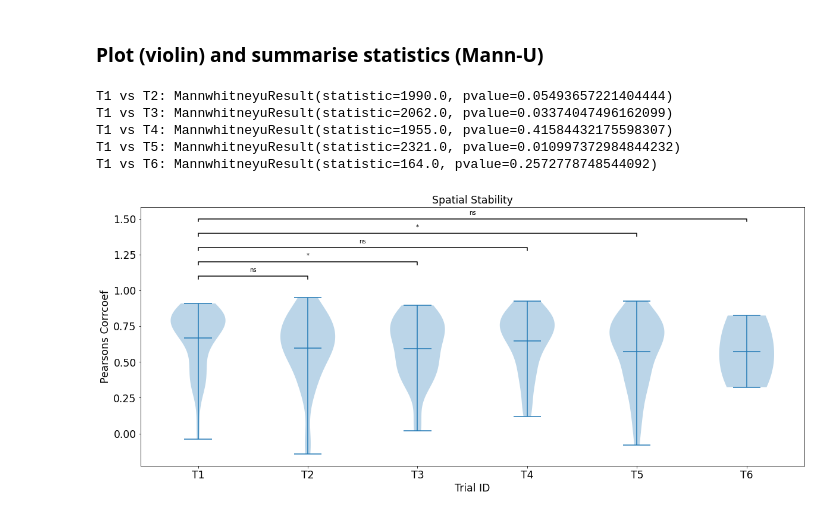
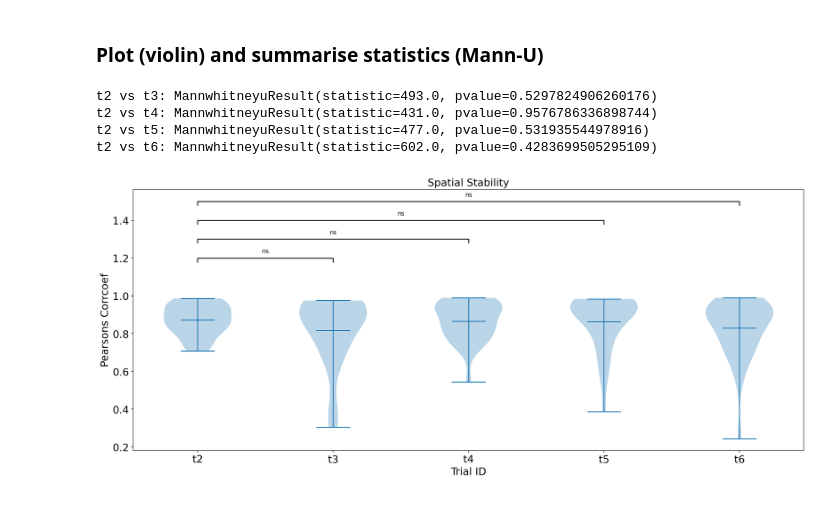
Before and after one commit to CINPLA/cinpla-base, a Jupyter notebook: notebooks/spatial-autocorrelation-v2.ipynb, the cells around one changed output. Cells and saved outputs as stored; diff of their text form; code cells hidden in the pictures.

```diff
--- a/notebooks/spatial-autocorrelation-v2.ipynb
+++ b/notebooks/spatial-autocorrelation-v2.ipynb
@@ -122,14 +129,32 @@ def nancorrcoef(X, Y):
 
 stability = {}
 for action_id in actions:
+    if not action_is_recording(action_id):
+        continue
     stability[action_id] = {}
     for unit_id in spikes[action_id]:
         stability[action_id][unit_id] = nancorrcoef(*ratemaps[action_id][unit_id])
 # %% [markdown]
 ### Group units into trials
 # %%
+def trial_id(action_id):
+    if 'tags' not in project.require_action(action_id).attributes:
+        return None
+    for tag in project.require_action(action_id).attributes['tags']:
+
+        #OBSOBS! inferring trial ID from action name rather than from tag!!! OBSOBS!
+        if False and ('trial_id' in tag):
+            return tag.split('_')[-1]
+        else:
+
+            return "t" + action_id.split('-')[-1]
+
+    return None
+
+"""
 trial_correlations = {}
 for action_id in actions:
+    if trial_id
     trial_id = int(action_id[-1])
     if not trial_id in trial_correlations.keys():
         trial_correlations[trial_id] = []
@@ -138,3 +163,5 @@ for action_id in actions:
 
 # sort dictionary on trial keys
 trial_correlations = {key: value for key, value in sorted(trial_correlations.items(), key=lambda item: item[0])}
+"""
+_=2
@@ -141,48 +201,65 @@ trial_correlations = {key: value for key, value in sorted(trial_correlations.ite
 # %% [markdown]
 ### Plot (violin) and summarise statistics (Mann-U)
 # %%
+plt.rcParams.update({'figure.dpi': 150, 'legend.frameon': False})
+# sns.set_style('white', {'legend.frameon': False})
+palette = {'setosa': '#7fc97f', 'versicolor': '#beaed4', 'virginica': '#fdc086'}
+
 fig, ax = plt.subplots(figsize=(20,8))
 ax.violinplot(trial_correlations.values(), showmeans=True)
+#plt.xticks(rotation=45)
 
 # --- plot formatting ---
 # add trial labels to x-axes ticks
 labels = []
-for trial_id in trial_correlations:
-    labels.append('T' + str(trial_id))
+for t_id in trial_correlations:
+    labels.append(t_id)
 ax.set_xticks(np.arange(1, len(labels) + 1))
 ax.set_xticklabels(labels)
 
 # set axes and title labels
 ax.set_title('Spatial Stability')
 ax.set_ylabel('Pearsons Corrcoef')
 ax.set_xlabel('Trial ID')
 
 def plot_significance(pvalue, x = [0, 1], y=1.2, h=0.02):
     # significance
     if pvalue < 0.0001:
         significance = "****"
     elif pvalue < 0.001:
         significance = "***"
     elif pvalue < 0.01:
         significance = "**"
     elif pvalue < 0.05:
         significance = "*"
     else:
         significance = "ns"
 
     x1, x2 = x
     plt.plot([x1, x1, x2, x2], [y - h, y, y, y - h], c='k')
     plt.text((x1 + x2) / 2, y + h, significance, ha='center', va='bottom')
 
+
+for i, t_id in enumerate(trial_correlations):
+    if i == 0:
+        baseline = t_id
+        continue
+
+    mw = scipy.stats.mannwhitneyu(trial_correlations[baseline], trial_correlations[t_id], alternative='two-sided')
+    print(baseline + " vs " + t_id + ":", mw)
+    plot_significance(mw.pvalue, [1,i+1], y = 1.1 + (i)*0.1)
+
+"""
 # check sample similarities using mannwhytney (non-parametric) test
-for trial_id in range(2,7):
-    mw = scipy.stats.mannwhitneyu(trial_correlations[1], trial_correlations[trial_id], alternative='two-sided')
-    print("T1 vs T" + str(trial_id) + ":", mw)
-    plot_significance(mw.pvalue, [1,trial_id], y = 1.1 + (trial_id-2)*0.1)
+for t_id in range(2,7):
+    mw = scipy.stats.mannwhitneyu(trial_correlations[1], trial_correlations[t_id], alternative='two-sided')
+    print("T1 vs T" + str(t_id) + ":", mw)
+    plot_significance(mw.pvalue, [1,t_id], y = 1.1 + (t_id-2)*0.1)
+"""
+plt.savefig('./plots/inter-trial-spatial-stability.pdf')
 # %% [output]
-T1 vs T2: MannwhitneyuResult(statistic=1990.0, pvalue=0.05493657221404444)
-T1 vs T3: MannwhitneyuResult(statistic=2062.0, pvalue=0.03374047496162099)
-T1 vs T4: MannwhitneyuResult(statistic=1955.0, pvalue=0.41584432175598307)
-T1 vs T5: MannwhitneyuResult(statistic=2321.0, pvalue=0.010997372984844232)
-T1 vs T6: MannwhitneyuResult(statistic=164.0, pvalue=0.2572778748544092)
+t2 vs t3: MannwhitneyuResult(statistic=493.0, pvalue=0.5297824906260176)
+t2 vs t4: MannwhitneyuResult(statistic=431.0, pvalue=0.9576786336898744)
+t2 vs t5: MannwhitneyuResult(statistic=477.0, pvalue=0.531935544978916)
+t2 vs t6: MannwhitneyuResult(statistic=602.0, pvalue=0.4283699505295109)
-[figure, old version]
+[figure, new version]
```
Also changed, not shown: parts of 4 cells of this notebook, 1 other file.
